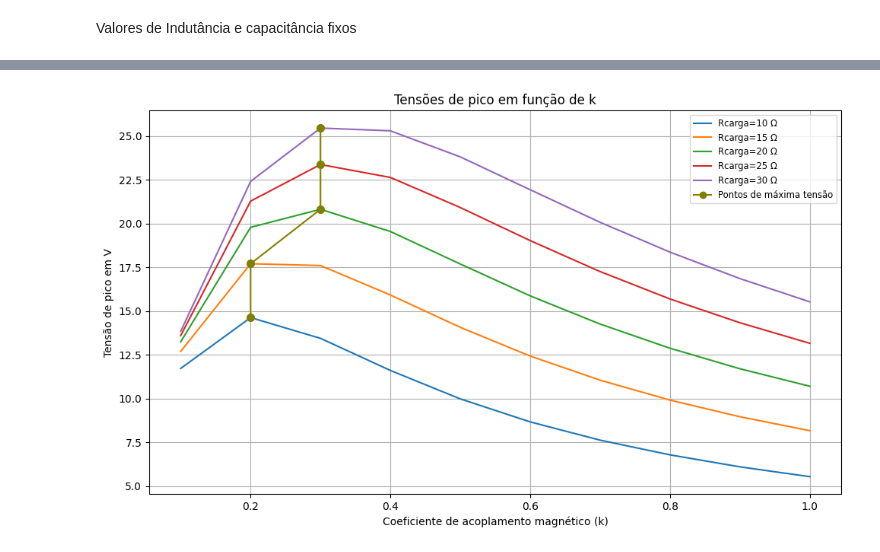
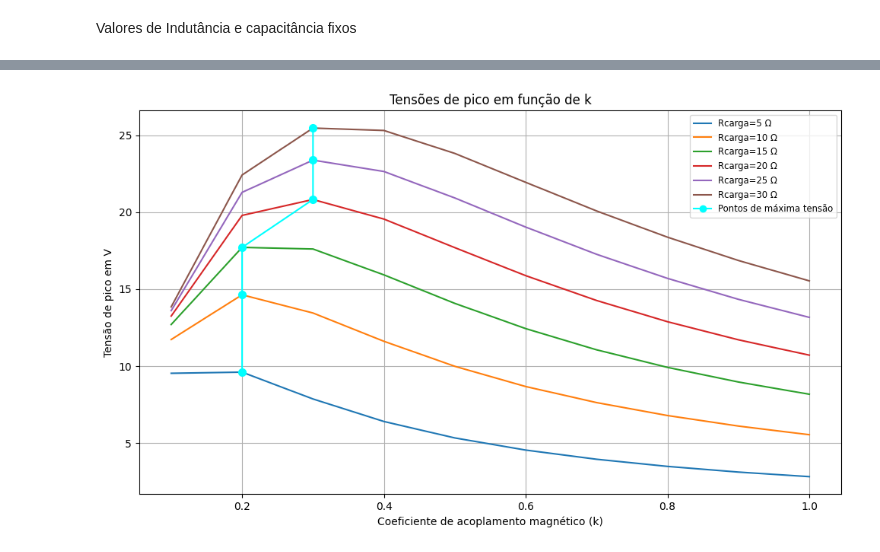
Before and after one commit to Edu0liveira2/Projeto_Eletromag, a Jupyter notebook: Projeto.ipynb, the cells around one changed output, grey strips where cells are left out. Drawn from its saved outputs; the diff is of its cells as text; code cells hidden in the pictures.

```diff
--- a/Projeto.ipynb
+++ b/Projeto.ipynb
@@ -350,10 +346,10 @@ L1:1.6886863940389634e-05
 # %% [markdown]
 Valores de Indutância e capacitância fixos
 # %%
-def CalcularTransformadorSerieFixos(V1, L1, L2, C1, C2, f):
+def CalcularTransformadorSerieFixos(V1, L1, L2, C1, C2, f, Rc, k):
     w = 2 * np.pi * f
 
-    # Resistência das bobinas com efeito pelicular
+    # Resistências fixas das bobinas (com efeito pelicular)
     R1 = 372.2e-3
     R2 = 286.4e-3
 
@@ -396,5 +416,5 @@ eficiencia_serie = (P_carga / P_fonte) * 100
 # %%
-def plotar_para_diferentes_Rc_variando_k_com_max(L1, L2, C1, C2, Rc_values, k_values, f, V1):
+def plotar_para_diferentes_Rc_k_max(L1, L2, C1, C2, Rc_values, k_values, f, V1):
     import matplotlib.pyplot as plt
     import numpy as np
 
@@ -438,10 +458,10 @@ def plotar_para_diferentes_Rc_variando_k_com_max(L1, L2, C1, C2, Rc_values, k_va
         max_v2_points.append(v2_max)
 
         # Marca o ponto de máximo
-        ax.plot(k_max, v2_max, 'o', color='olive', markersize=7)
+        ax.plot(k_max, v2_max, 'o', color='cyan', markersize=7)
 
     # Conecta os pontos máximos com linha
-    ax.plot(max_k_points, max_v2_points, 'o-', color='olive', label='Pontos de máxima tensão')
+    ax.plot(max_k_points, max_v2_points, 'o-', color='cyan', label='Pontos de máxima tensão')
 
     ax.set_title('Tensões de pico em função de k')
     ax.set_xlabel('Coeficiente de acoplamento magnético (k)')
@@ -454,17 +474,17 @@ def plotar_para_diferentes_Rc_variando_k_com_max(L1, L2, C1, C2, Rc_values, k_va
 # %%
 # Valores fixos
 C1 = 150e-9
 C2 = 150e-9
 f = 100e3  # 100 kHz
 w = 2 * np.pi * f
 L1 = 16.74e-6  #Valor medido
 L2 = 16.42e-6  #Valor medido
 
 V1 = 6
 k = 0.2
-Rc_values = np.arange(10, 35, 5)  # Rc de 10 Ω até 95 Ω
+Rc_values = np.arange(5, 35, 5)  # Rc de 10 Ω até 95 Ω
 k_values = np.arange(0.1, 1.1, 0.1)  # k de 0.1 até 1.0
 
-plotar_para_diferentes_Rc_variando_k_com_max(L1, L2, C1, C2, Rc_values, k_values, f, V1)
+plotar_para_diferentes_Rc_k_max(L1, L2, C1, C2, Rc_values, k_values, f, V1)
 # %% [output]
-[figure, old version]
+[figure, new version]
```
Also changed, not shown: parts of 3 cells of this notebook.
